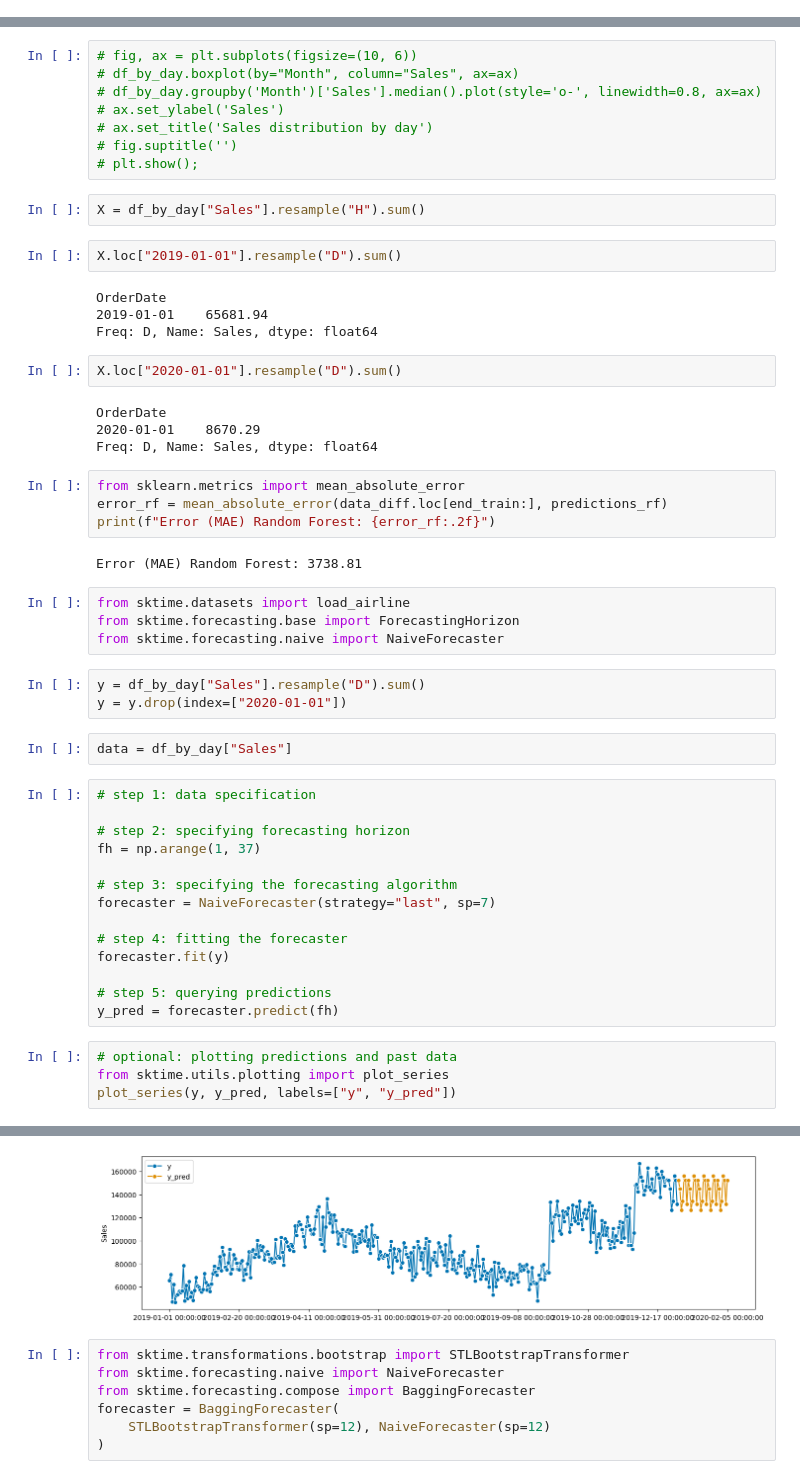
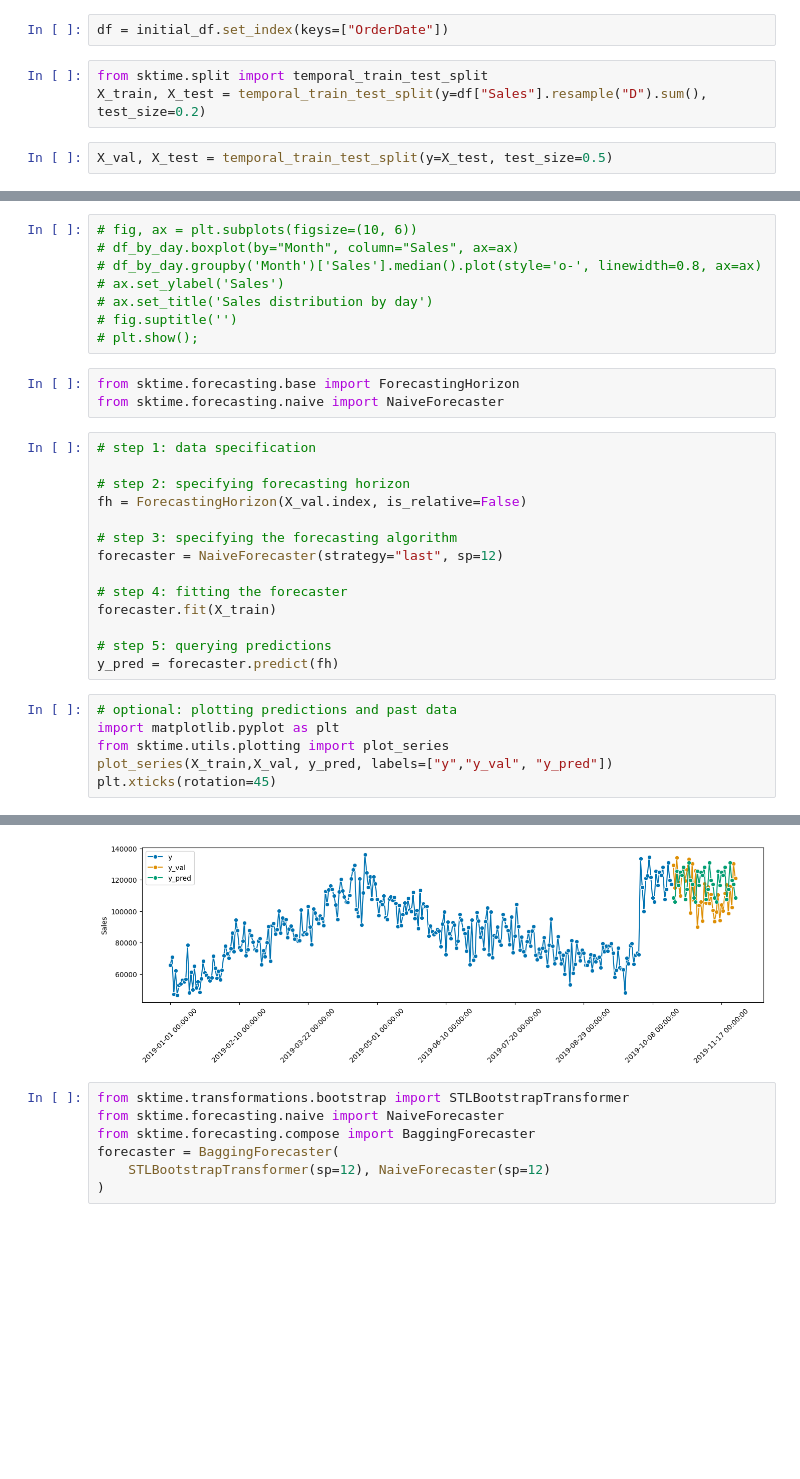
Before and after one commit to AllDataers/SalesPredictionGroupe4, a Jupyter notebook: notebooks/ml_prediction.ipynb, the cells around one changed output, grey strips where cells are left out. Drawn from its saved outputs; the diff is of its cells as text; blank space fills up the shorter version.

```diff
--- a/notebooks/ml_prediction.ipynb
+++ b/notebooks/ml_prediction.ipynb
@@ -20,0 +13,7 @@ initial_df.head(10)
+# %%
+df = initial_df.set_index(keys=["OrderDate"])
+# %%
+from sktime.split import temporal_train_test_split
+X_train, X_test = temporal_train_test_split(y=df["Sales"].resample("D").sum(), test_size=0.2)
+# %%
+X_val, X_test = temporal_train_test_split(y=X_test, test_size=0.5)
@@ -86,51 +97,27 @@ df_by_day["Sales"].resample("D").sum().plot()
 # ax.set_title('Sales distribution by day')
 # fig.suptitle('')
 # plt.show();
-# %%
-X = df_by_day["Sales"].resample("H").sum()
-# %%
-X.loc["2019-01-01"].resample("D").sum()
-# %% [output]
-OrderDate
-2019-01-01    65681.94
-Freq: D, Name: Sales, dtype: float64
-# %%
-X.loc["2020-01-01"].resample("D").sum()
-# %% [output]
-OrderDate
-2020-01-01    8670.29
-Freq: D, Name: Sales, dtype: float64
-# %%
-from sklearn.metrics import mean_absolute_error
-error_rf = mean_absolute_error(data_diff.loc[end_train:], predictions_rf)
-print(f"Error (MAE) Random Forest: {error_rf:.2f}")
-# %% [output]
-Error (MAE) Random Forest: 3738.81
 # %%
-from sktime.datasets import load_airline
 from sktime.forecasting.base import ForecastingHorizon
 from sktime.forecasting.naive import NaiveForecaster
-# %%
-y = df_by_day["Sales"].resample("D").sum()
-y = y.drop(index=["2020-01-01"])
-# %%
-data = df_by_day["Sales"]
 # %%
 # step 1: data specification
 
 # step 2: specifying forecasting horizon
-fh = np.arange(1, 37)
+fh = ForecastingHorizon(X_val.index, is_relative=False)
 
 # step 3: specifying the forecasting algorithm
-forecaster = NaiveForecaster(strategy="last", sp=7)
+forecaster = NaiveForecaster(strategy="last", sp=12)
 
 # step 4: fitting the forecaster
-forecaster.fit(y)
+forecaster.fit(X_train)
 
 # step 5: querying predictions
 y_pred = forecaster.predict(fh)
 # %%
 # optional: plotting predictions and past data
+import matplotlib.pyplot as plt
 from sktime.utils.plotting import plot_series
-plot_series(y, y_pred, labels=["y", "y_pred"])
+plot_series(X_train,X_val, y_pred, labels=["y","y_val", "y_pred"])
+plt.xticks(rotation=45)
 # %% [output]
@@ -138,4 +136,4 @@ plot_series(y, y_pred, labels=["y", "y_pred"])
-[figure, old version]
+[figure, new version]
 # %%
 from sktime.transformations.bootstrap import STLBootstrapTransformer
 from sktime.forecasting.naive import NaiveForecaster
```
Also changed, not shown: parts of 15 cells of this notebook.
